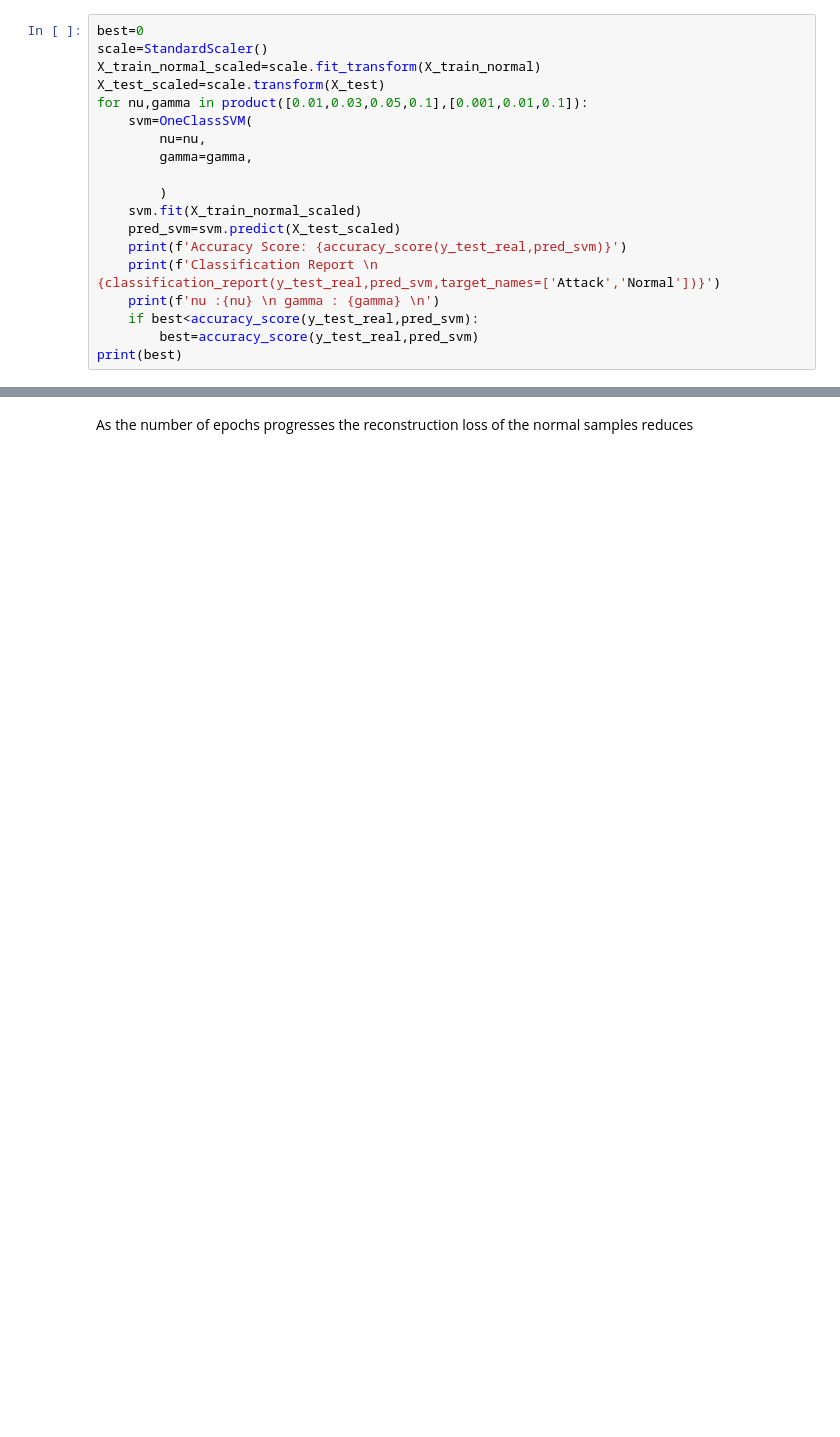
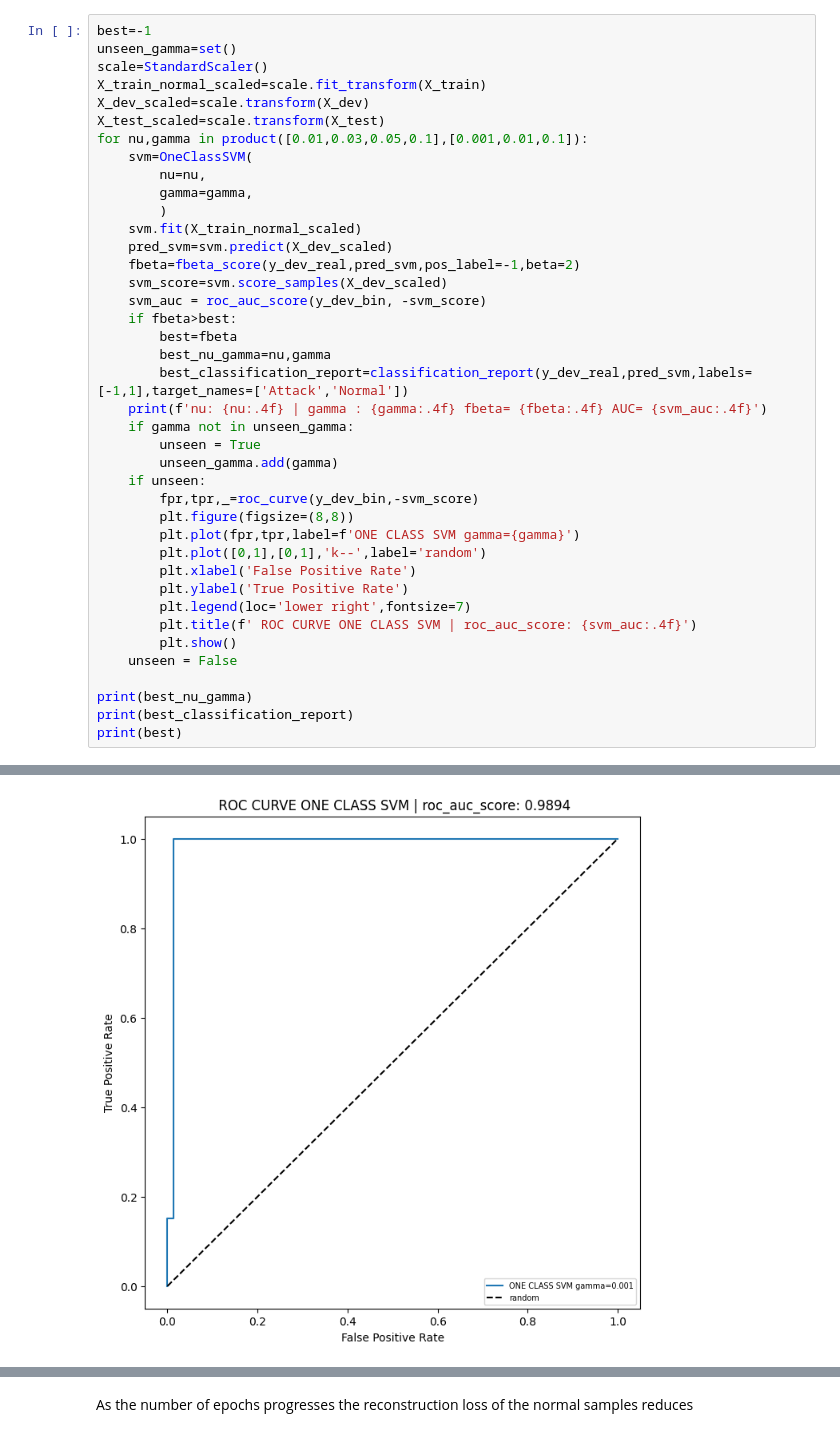
Before and after one commit to GeorgePelekas/AIGIS-IDS-SCADA-IEC104, a Jupyter notebook: AIGIS_Unsupervised.ipynb, the cells around one changed output, grey strips where cells are left out. Cells and saved outputs as stored; diff of their text form; blank space fills up the shorter version.

```diff
--- a/AIGIS_Unsupervised.ipynb
+++ b/AIGIS_Unsupervised.ipynb
@@ -61,20 +187,41 @@ contamination :0.2,
 # %%
-best=0
+best=-1
+unseen_gamma=set()
 scale=StandardScaler()
-X_train_normal_scaled=scale.fit_transform(X_train_normal)
+X_train_normal_scaled=scale.fit_transform(X_train)
+X_dev_scaled=scale.transform(X_dev)
 X_test_scaled=scale.transform(X_test)
 for nu,gamma in product([0.01,0.03,0.05,0.1],[0.001,0.01,0.1]):
     svm=OneClassSVM(
         nu=nu,
         gamma=gamma,
-
         )
     svm.fit(X_train_normal_scaled)
-    pred_svm=svm.predict(X_test_scaled)
-    print(f'Accuracy Score: {accuracy_score(y_test_real,pred_svm)}')
-    print(f'Classification Report \n {classification_report(y_test_real,pred_svm,target_names=['Attack','Normal'])}')
-    print(f'nu :{nu} \n gamma : {gamma} \n')
-    if best<accuracy_score(y_test_real,pred_svm):
-        best=accuracy_score(y_test_real,pred_svm)
+    pred_svm=svm.predict(X_dev_scaled)
+    fbeta=fbeta_score(y_dev_real,pred_svm,pos_label=-1,beta=2)
+    svm_score=svm.score_samples(X_dev_scaled)
+    svm_auc = roc_auc_score(y_dev_bin, -svm_score)
+    if fbeta>best:
+        best=fbeta
+        best_nu_gamma=nu,gamma
+        best_classification_report=classification_report(y_dev_real,pred_svm,labels=[-1,1],target_names=['Attack','Normal'])
+    print(f'nu: {nu:.4f} | gamma : {gamma:.4f} fbeta= {fbeta:.4f} AUC= {svm_auc:.4f}')
+    if gamma not in unseen_gamma:
+        unseen = True
+        unseen_gamma.add(gamma)
+    if unseen:
+        fpr,tpr,_=roc_curve(y_dev_bin,-svm_score)
+        plt.figure(figsize=(8,8))
+        plt.plot(fpr,tpr,label=f'ONE CLASS SVM gamma={gamma}')
+        plt.plot([0,1],[0,1],'k--',label='random')
+        plt.xlabel('False Positive Rate')
+        plt.ylabel('True Positive Rate')
+        plt.legend(loc='lower right',fontsize=7)
+        plt.title(f' ROC CURVE ONE CLASS SVM | roc_auc_score: {svm_auc:.4f}')
+        plt.show()
+    unseen = False
+
+print(best_nu_gamma)
+print(best_classification_report)
 print(best)
 # %% [output]
@@ -97,0 +229 @@ nu :0.1
+[figure, added]
```
Also changed, not shown: parts of 13 cells of this notebook, 1 other file.
